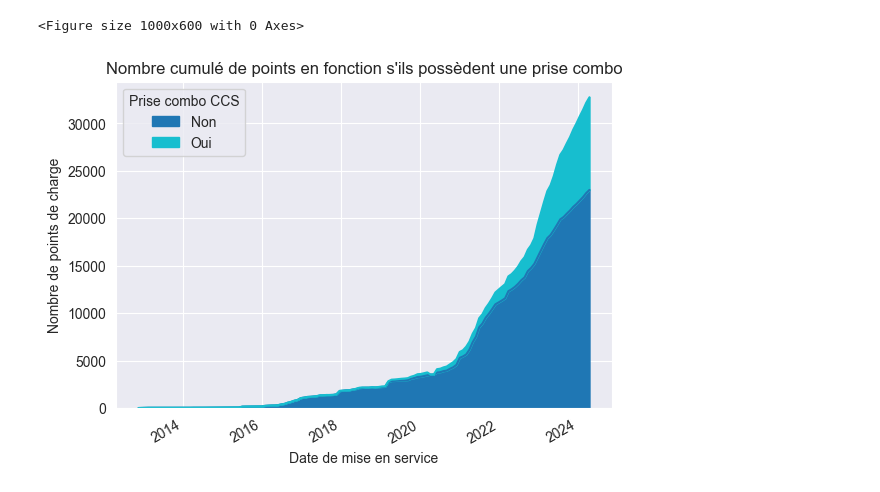
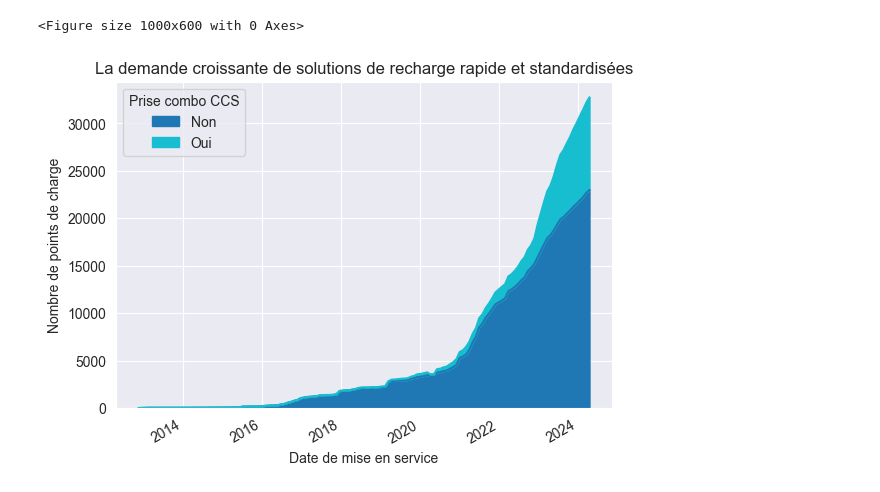
Before and after one commit to khaledbs17/Reporting-Project, a Jupyter notebook: 5_puissance.ipynb, the cells around one changed output. Cells and saved outputs as stored; diff of their text form; code cells hidden in the pictures.

```diff
--- a/5_puissance.ipynb
+++ b/5_puissance.ipynb
@@ -71,15 +47,15 @@ dfv.sort_values(by="prise_type_combo_ccs", inplace=True)
 # %%
 # Préparation des données pour Matplotlib
 pivot_dfv = dfv.pivot(index='date_mise_en_service', columns='prise_type_combo_ccs', values='id_pdc_itinerance').fillna(0)
 
 # Création du graphique de zone empilé avec Matplotlib
 plt.figure(figsize=(10, 6))
 pivot_dfv.plot(kind='area', stacked=True, cmap='tab10')
-plt.title("Nombre cumulé de points en fonction s'ils possèdent une prise combo")
+plt.title("La demande croissante de solutions de recharge rapide et standardisées")
 plt.xlabel("Date de mise en service")
 plt.ylabel("Nombre de points de charge")
 plt.legend(title="Prise combo CCS")
 plt.show()
 # %% [output]
 <Figure size 1000x600 with 0 Axes>
-[figure, old version]
+[figure, new version]
```
Also changed, not shown: parts of 3 cells of this notebook, 9 other files.
